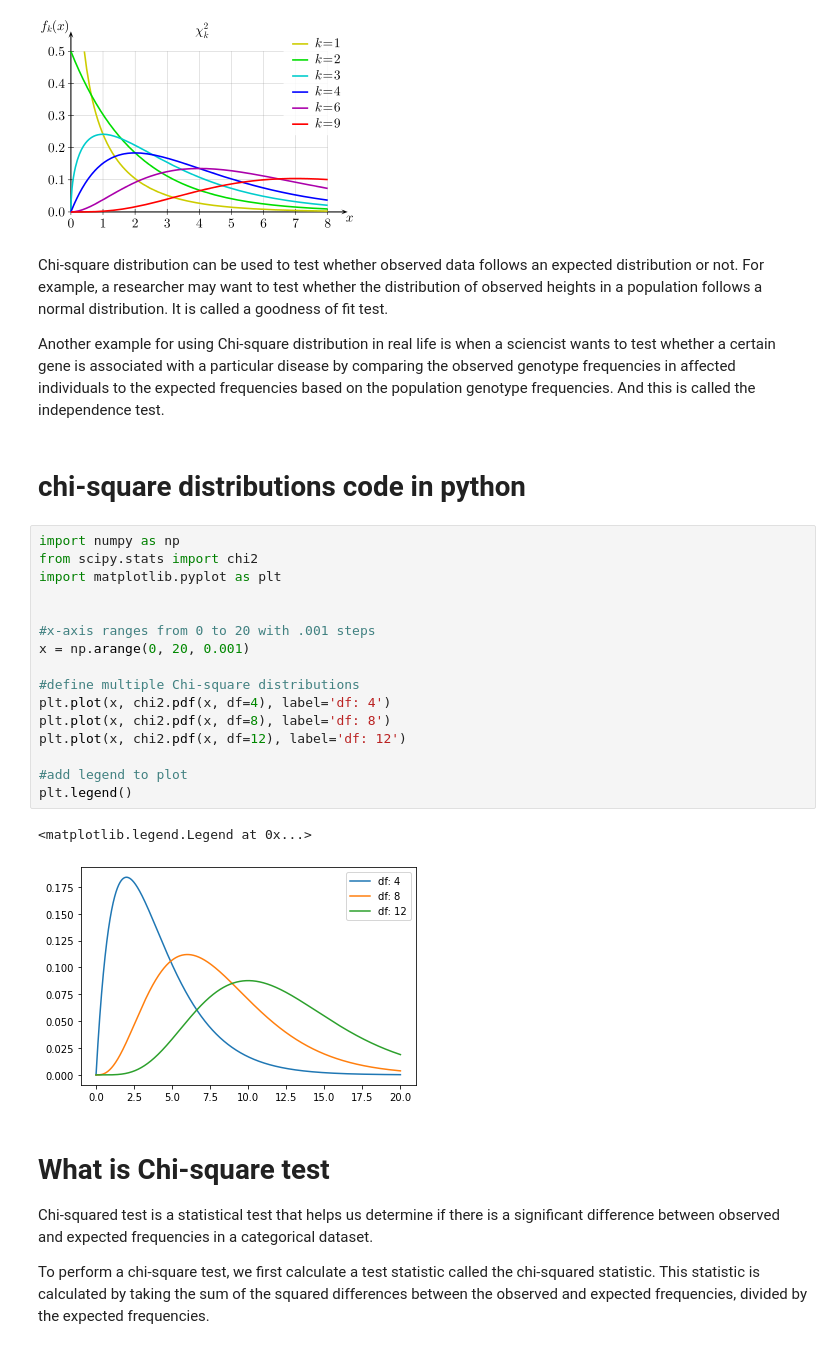
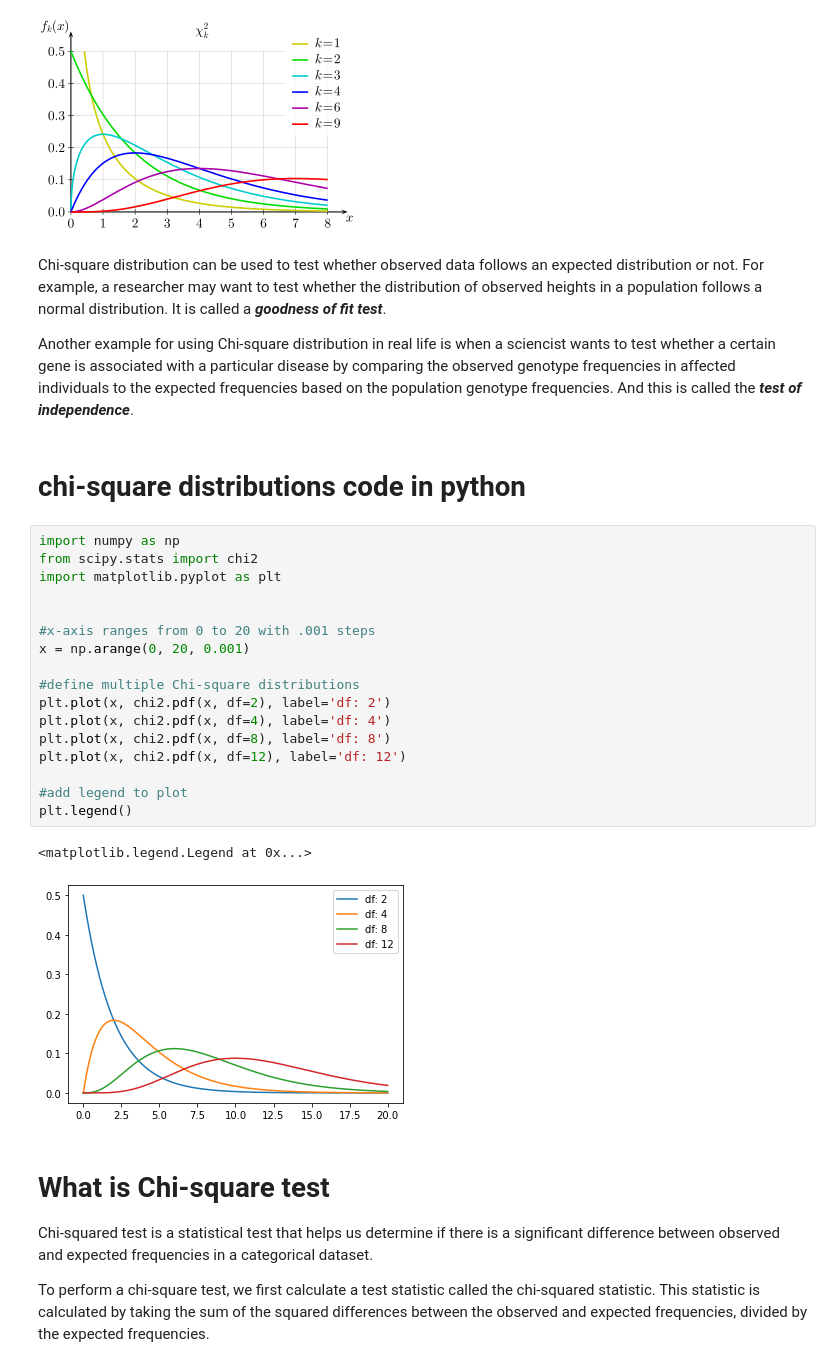
Before and after one commit to coraline1111/Lab-work-Saturday, a Jupyter notebook: Mini_project_chi_square_test.ipynb, the cells around one changed output. Saved outputs shown, nothing was run; the diff lists cells and outputs as text.

```diff
--- a/Mini_project_chi_square_test.ipynb
+++ b/Mini_project_chi_square_test.ipynb
@@ -14,30 +14,31 @@ and the variance is 2k. the range is 0 to infinity.
 # %% [markdown]
 ![321px-Chi-square_pdf.svg.png](embedded-picture-1)
 # %% [markdown]
-Chi-square distribution can be used to test whether observed data follows an expected distribution or not. For example, a researcher may want to test whether the distribution of observed heights in a population follows a normal distribution. It is called a goodness of fit test.
+Chi-square distribution can be used to test whether observed data follows an expected distribution or not. For example, a researcher may want to test whether the distribution of observed heights in a population follows a normal distribution. It is called a ***goodness of fit test***.
 
-Another example for using Chi-square distribution in real life is when a sciencist wants to test whether a certain gene is associated with a particular disease by comparing the observed genotype frequencies in affected individuals to the expected frequencies based on the population genotype frequencies. And this is called the independence test.
+Another example for using Chi-square distribution in real life is when a sciencist wants to test whether a certain gene is associated with a particular disease by comparing the observed genotype frequencies in affected individuals to the expected frequencies based on the population genotype frequencies. And this is called the ***test of independence***.
 # %% [markdown]
 # chi-square distributions code in python
 # %%
 import numpy as np
 from scipy.stats import chi2
 import matplotlib.pyplot as plt
 
 
 #x-axis ranges from 0 to 20 with .001 steps
 x = np.arange(0, 20, 0.001)
 
 #define multiple Chi-square distributions
+plt.plot(x, chi2.pdf(x, df=2), label='df: 2')
 plt.plot(x, chi2.pdf(x, df=4), label='df: 4')
 plt.plot(x, chi2.pdf(x, df=8), label='df: 8')
 plt.plot(x, chi2.pdf(x, df=12), label='df: 12')
 
 #add legend to plot
 plt.legend()
 # %% [output]
 <matplotlib.legend.Legend at 0x...>
-[figure, old version]
+[figure, new version]
 # %% [markdown]
 # What is Chi-square test
 Chi-squared test is a statistical test that helps us determine if there is a significant difference between observed and expected frequencies in a categorical dataset.
```
Also changed, not shown: parts of 7 cells of this notebook.
